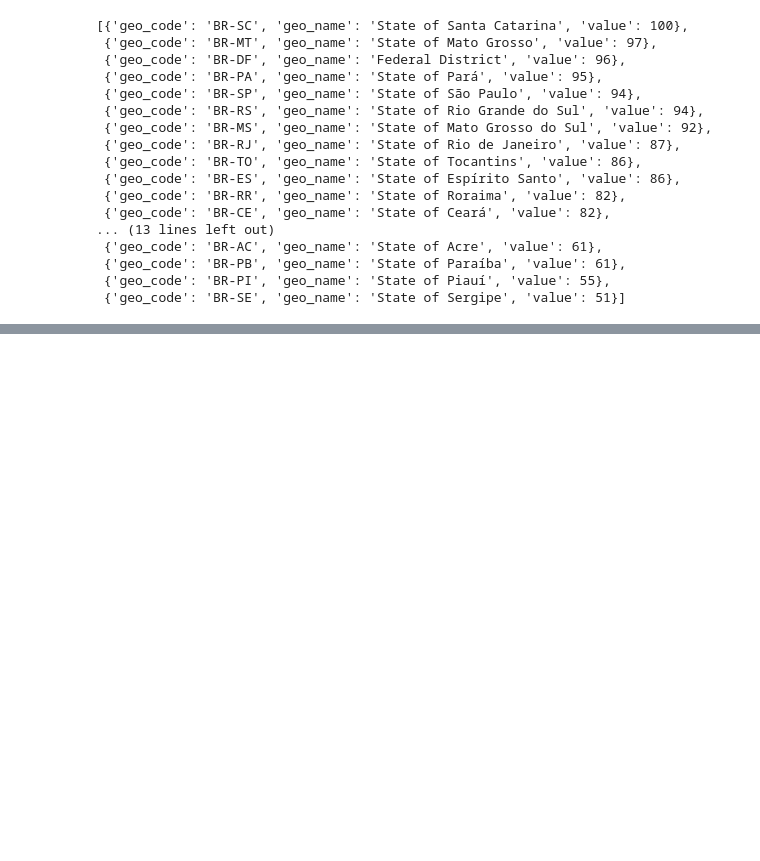
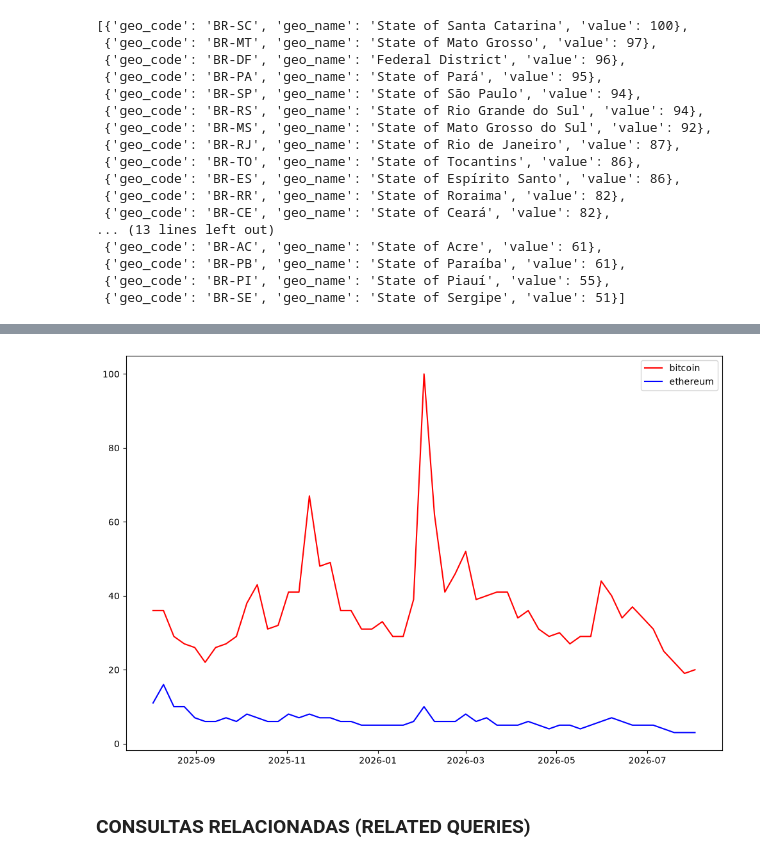
Before and after one commit to esscova/python, a Jupyter notebook: Coletando dados do Google Trends/notebook.ipynb, the cells around one changed output, grey strips where cells are left out. Cells and saved outputs as stored; diff of their text form; code cells hidden in the pictures; blank space fills up the shorter version.

```diff
--- a/Coletando dados do Google Trends/notebook.ipynb
+++ b/Coletando dados do Google Trends/notebook.ipynb
@@ -324,0 +483,2 @@ env['interest_by_region']
+# %%
+df = download_google_trends_comparison(["bitcoin", "ethereum"], output_format="dataframe")
@@ -324,0 +505,13 @@ env['interest_by_region']
+# %%
+import matplotlib.pyplot as plt
+import pandas as pd
+
+plt.figure(figsize=(12,8))
+plt.plot(pd.to_datetime(df['date']), df['bitcoin'], color='red', label='bitcoin')
+plt.plot(pd.to_datetime(df['date']), df['ethereum'], color='blue', label='ethereum')
+plt.legend()
+plt.show()
+# %% [output]
+[figure, added]
+# %% [markdown]
+### CONSULTAS RELACIONADAS (RELATED QUERIES)
```
Also changed, not shown: parts of 31 cells of this notebook.
